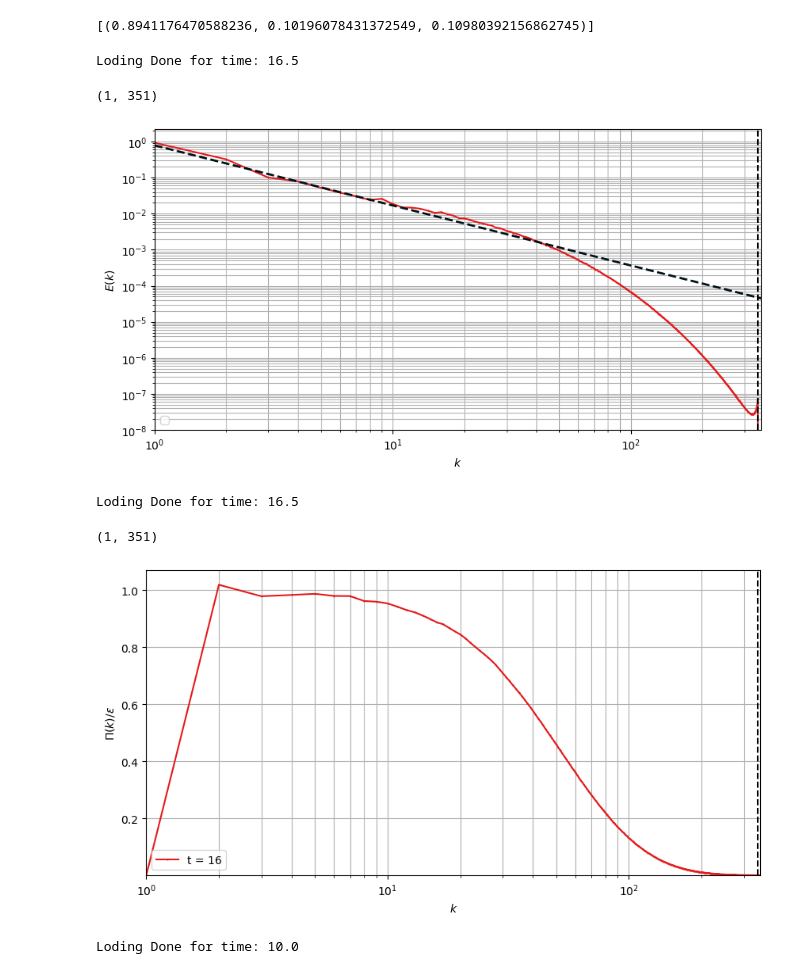
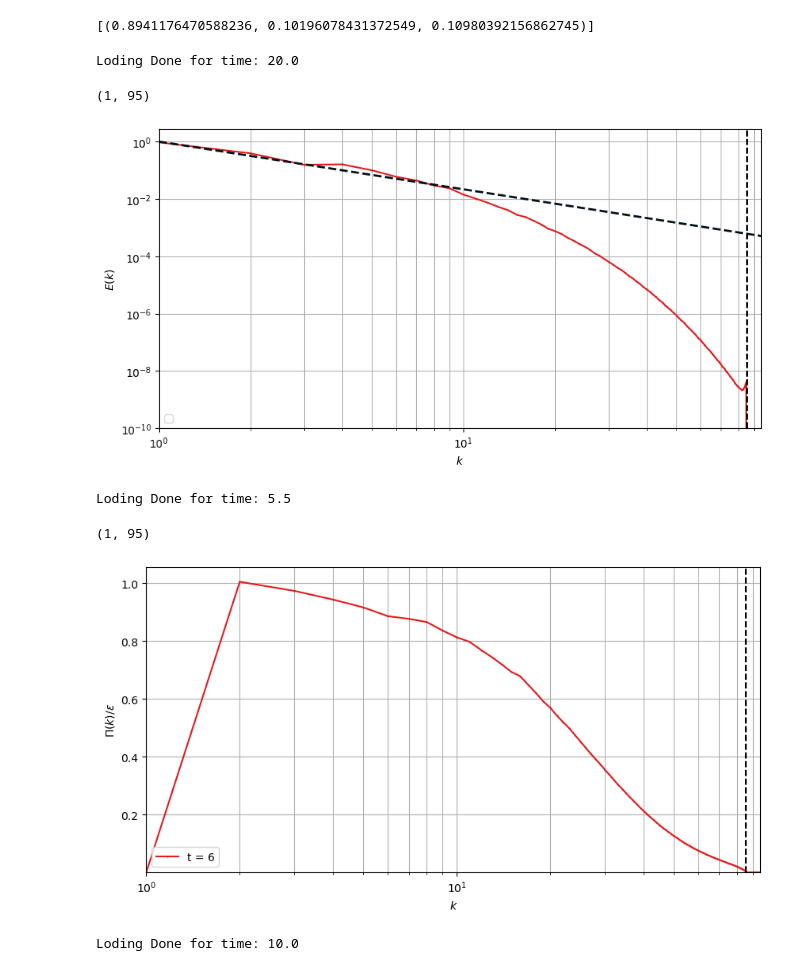
Before and after one commit to Rajarshi-prime/HIT_3D, a Jupyter notebook: plots.ipynb, the cells around one changed output. Drawn from its saved outputs; the diff is of its cells as text; code cells hidden in the pictures.

```diff
--- a/plots.ipynb
+++ b/plots.ipynb
@@ -27,0 +69,6 @@ f0,nu
+# %%
+u = np.zeros((3,N,N,N),dtype=np.float64)
+with h5py.File(f"/mnt/pfs/rajarshi.chattopadhyay/codes/HIT_3D/data/forced_True/N_256_Re_270.5/time_40.0/st_{0.01}/n.hdf5","r") as f:
+    n = f['n'][:]
+    for attr_name, attr_value in f.attrs.items():
+        print(f"{attr_name}: {attr_value}")
@@ -40,7 +111,8 @@ Kx = Ky = Kz = fftfreq(N,  1./N)*TWO_PI/L
 Kz = np.abs(Kz[:Nf])
 # %%
 # loadPath = lambda t : pathlib.Path(f"/mnt/pfs/rajarshi.chattopadhyay/codes/HIT_3D/data/forced_{isforcing}/N_{N}_Re_{1/nu:.1f}/time_{t:.1f}")
-loadPath = lambda t : pathlib.Path(f"/mnt/pfs/ritwik.mukherjee/HIT_3D/data/forced_{isforcing}/N_{N}_Re_{1/nu:.1f}/time_{t:.1f}")
+loadPath = lambda t : pathlib.Path(f"/mnt/pfs/rajarshi.chattopadhyay/codes/HIT_3D/data/forced_True/N_256_Re_184.3/mrinal/time_{t:.1f}")
+# loadPath = lambda t : pathlib.Path(f"/mnt/pfs/ritwik.mukherjee/HIT_3D/data/forced_{isforcing}/N_{N}_Re_{1/nu:.1f}/time_{t:.1f}")
 # loadPath = lambda t : pathlib.Path(f"/home/rajarshi.chattopadhyay/python/3D-DNS/data/forced/N_128_Re_600.0/time_{t:.1f}")
 # loadPath = lambda t : pathlib.Path(f"./data/forced_{isforcing}/N_{N}_Re_{1/nu:.1f}/time_{t:.1f}")
 print(loadPath(0).exists())
@@ -67,0 +142,9 @@ cond_kz = np.abs(np.round(Kz))<=N//3
+# %%
+uk = np.zeros((3,N,N,N//2 + 1), dtype= np.complex128)
+for i in range(N):
+    uk[...,i,:] = np.load(loadPath(36)/f"Fields_{i}.npz")["uhat"][...,0,:]
+# %%
+x1 = np.real(uk[0,3,1,0])
+x2 = np.real(uk[0,-3,-1,0])
+y1 = np.imag(uk[0,3,1,0])
+y2 = np.imag(uk[0,-3,-1,0])
@@ -374,44 +474,44 @@ for i,t in enumerate(times[-1:]):
     ydat += ek[:]
 xdat = xdat/count
 ydat = ydat/count
 
 plt.plot(xdat[1:],ydat[1:],".-", color = cls[0],markersize = 1)
 
 ydat = 1.6*dissip**(2/3)*k1d**(-5/3)
 plt.plot(xdat[1:],ydat[1:],'--',lw = 2,color = "#001219")
 line = np.array([1.2,100])
 # plt.plot(line,1e3*line**(-3.),"--",color = "black")
 # plt.text(5,80,r"$k^{-3}$",fontsize = 12)
 # plt.plot(line,1e2*line**(-5/3.),"--",color = "black")
 # plt.text(20,80,r"$k^{-\frac53}$",fontsize = 12)
 
 plt.axvline(1/3*N, linestyle='--', color='black')
 # plt.text(int(1/3*N*0.85), 10, r'$\frac{N}{3}$', fontsize=12)  # Add text label
 # plt.axvline(Nd, linestyle='--', color='black')
 # plt.text(Nd*0.8, 10, r'$\frac{N}{\sqrt{3}}$', fontsize=12)  # Add text label
 # plt.axhline(5e-5, linestyle='--', color='black')
 # plt.text(1, 1.5*5e-5, r'$k^2$', fontsize=12)  # Add text label
 
 plt.yscale("log")
 plt.xscale("log")
 plt.xlabel(r"$k$")
 plt.ylabel(r"$E(k)$")
 plt.legend(loc ='lower left')
 plt.grid(which = "both")
 
-plt.ylim(1e-8,None)
+plt.ylim(1e-10,None)
 plt.xlim(1, N//3+10)
 # %% [output]
-Loding Done for time: 16.5
+Loding Done for time: 20.0
-(1, 351)
+(1, 95)
-[figure, old version]
+[figure, new version]
 # %%
 plt.figure(figsize = (10,5))
 k1d = np.arange(Nf)
 count = 0
 dissip = 0
 pi = 0
-for i,t in enumerate(times[-14:]):
+for i,t in enumerate(times[-4:]):
     print('Loding Done for time:',t,end = '\r')
     pik =  np.load(loadPath(t)/f"Flux_spectrum.npz")["Pik"]/TWO_PI**3 # Pi at dealias + 1 has to be zero
     # pik =  np.roll(np.load(loadPath(t)/f"Flux_spectrum.npz")["Pik"]/TWO_PI**3,-1) # Pi at dealias has to be zero
@@ -434,9 +534,9 @@ plt.grid(which = "both")
 plt.ylim(1e-8,None)
 plt.xlim(1, N//3+10)
 # %% [output]
-Loding Done for time: 16.5
+Loding Done for time: 5.5
-(1, 351)
+(1, 95)
-[figure, old version]
+[figure, new version]
 # %%
 k = k1d
 ek_avg =
```
Also changed, not shown: parts of 23 cells of this notebook, 4 other files.
